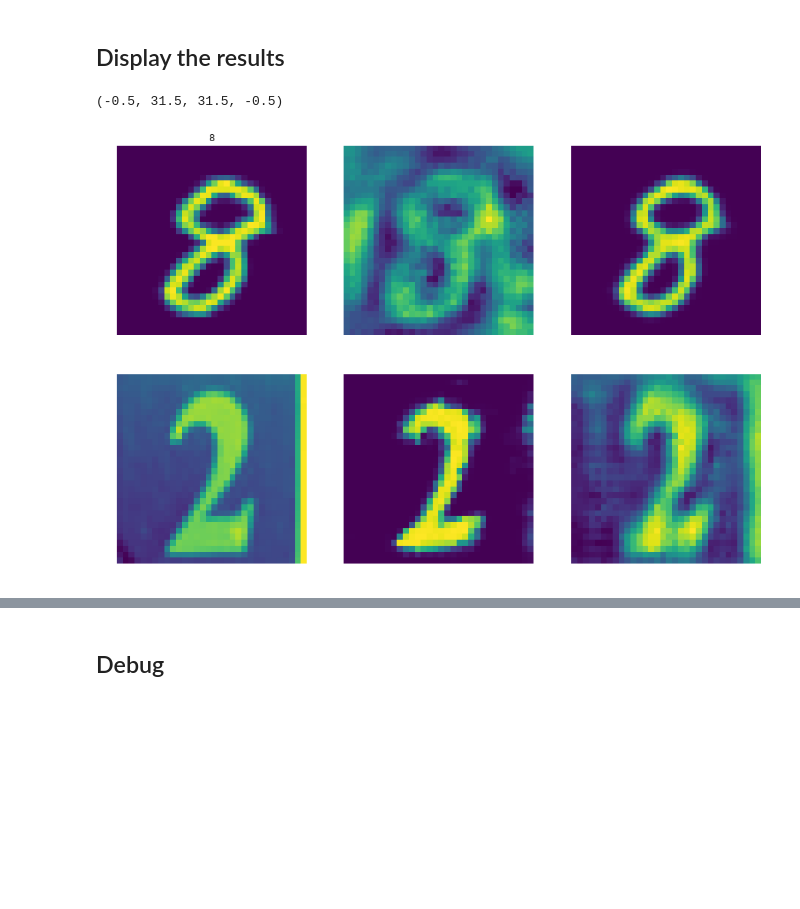
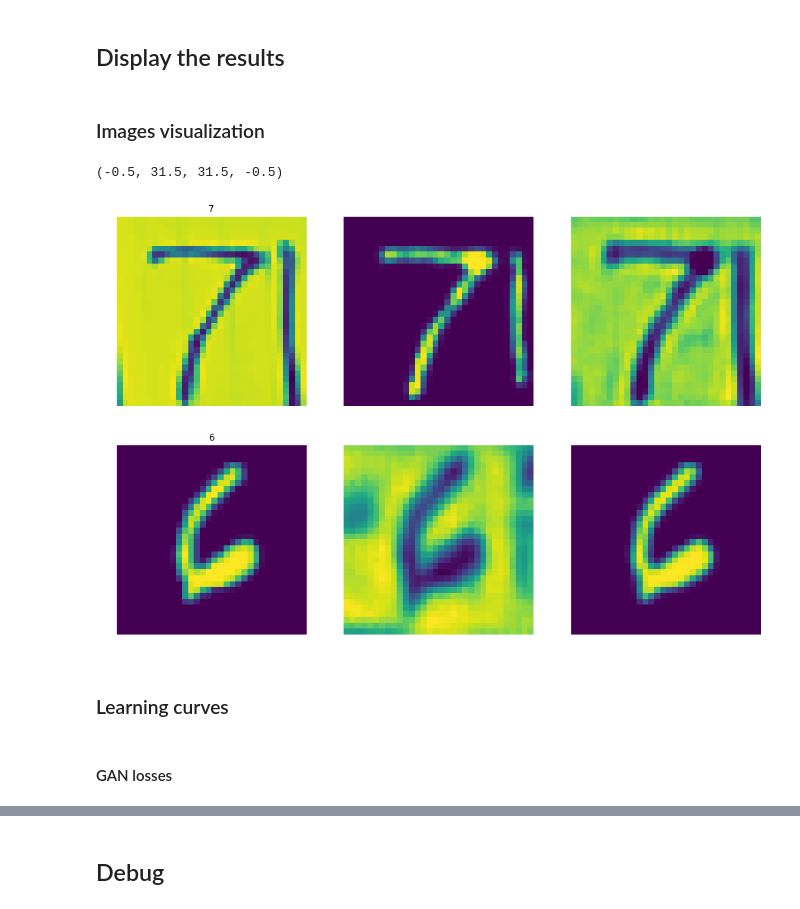
Before and after one commit to artix41/transfer-learning-algorithms, a Jupyter notebook: UNIT/unit-svhn-mnist.ipynb, the cells around one changed output, grey strips where cells are left out. Drawn from its saved outputs; the diff is of its cells as text; code cells hidden in the pictures; blank space fills up the shorter version.

```diff
--- a/UNIT/unit-svhn-mnist.ipynb
+++ b/UNIT/unit-svhn-mnist.ipynb
@@ -80,2 +110,9 @@ X_target = X_svhn
+# %%
+X_source = X_svhn_train
+Y_source = Y_svhn_train
+
+X_target = X_mnist_train
+X_target_test = X_mnist_test
+Y_target_test = Y_mnist_test
 # %% [markdown]
 ## Create the model
@@ -116,7 +151,7 @@ The first layer's weights depend on the task (source to target or target to sour
 domain." [1]
 # %%
 def discriminator(x, scope):
-    """Discriminator for the two GANs, and MNIST classifier
+    """Discriminator for the two GANs, and source classifier
 
     Parameters
     ----------
@@ -133,7 +168,7 @@ def discriminator(x, scope):
     fc1_logits : tensor of shape = [1]
         Output of the discriminator real vs fake without any activation function
     fc1_classif : tensor of shape = [10]
-        Output of the MNIST classifier, without any activation (softmax used after in the loss)
+        Output of the source classifier, without any activation (softmax used after in the loss)
 
     """
 
@@ -220,7 +255,7 @@ def encoder(x, scope):
         log_sigma_sq = tf.layers.conv2d(conv4, 1024, [1, 1], strides=1, padding='SAME',
                               kernel_initializer=initializer, activation=None)
 
-        z = mu + tf.multiply(tf.exp(log_sigma_sq / 2), tf.random_normal([batch_size,8,8,1024],0,1,dtype=tf.float32)) # latent space
+        z = mu + tf.multiply(tf.exp(log_sigma_sq / 2), tf.random_normal([tf.shape(x)[0],8,8,1024],0,1,dtype=tf.float32)) # latent space
 
     return mu, log_sigma_sq, z
 # %% [markdown]
@@ -509,6 +541,8 @@ np.savetxt("iter_list.txt", iter_list)
 # summary_writer.flush()
 # %% [markdown]
 ## Display the results
+# %% [markdown]
+### Images visualization
 # %%
 def unnormalize(x):
     return (x + 1)/2
@@ -520,40 +554,46 @@ X_s2t = unnormalize(sess.run(G_s2t, feed_dict={ipt_source: X_source[:batch_size]
 X_t2s = unnormalize(sess.run(G_t2s, feed_dict={ipt_target: X_target[:batch_size]}))
 
 Y_source_predict = np.argmax(sess.run(tf.nn.softmax(D_source_classif), feed_dict={ipt_source: X_source[:batch_size]}), axis=1)
+Y_target_predict = np.argmax(sess.run(tf.nn.softmax(DG_t2s_classif), feed_dict={ipt_target: X_target[:batch_size]}), axis=1)
 # %%
 plt.rcParams['figure.figsize'] = (15, 10)
 # plt.axes().set_aspect('equal', 'datalim')
 #plt.axis([-3,3,-3,3])
 
-index = 43
+index = 3
 plt.subplot(2,3,1)
 plt.title(Y_source_predict[index])
 plt.imshow(X_source[index].reshape(32,32))
 plt.axis('off')
 
 plt.subplot(2,3,2)
 plt.imshow(X_s2t[index].reshape(32,32))
 plt.axis('off')
 
 plt.subplot(2,3,3)
 plt.imshow(X_s2s[index].reshape(32,32))
 plt.axis('off')
 
 plt.subplot(2,3,4)
+plt.title(Y_target_predict[index])
 plt.imshow(X_target[index].reshape(32,32))
 plt.axis('off')
 
 plt.subplot(2,3,5)
 plt.imshow(X_t2s[index].reshape(32,32))
 plt.axis('off')
 
 plt.subplot(2,3,6)
 #plt.imshow(np.transpose(X_target_trans[index].reshape(3,32,32), (1,2,0)))
 plt.imshow(X_t2t[index].reshape(32,32))
 plt.axis('off')
 # %% [output]
 (-0.5, 31.5, 31.5, -0.5)
-[figure, old version]
+[figure, new version]
+# %% [markdown]
+### Learning curves
+# %% [markdown]
+#### GAN losses
 # %%
 k = 10
 start = 0
```
Also changed, not shown: parts of 34 cells of this notebook.
